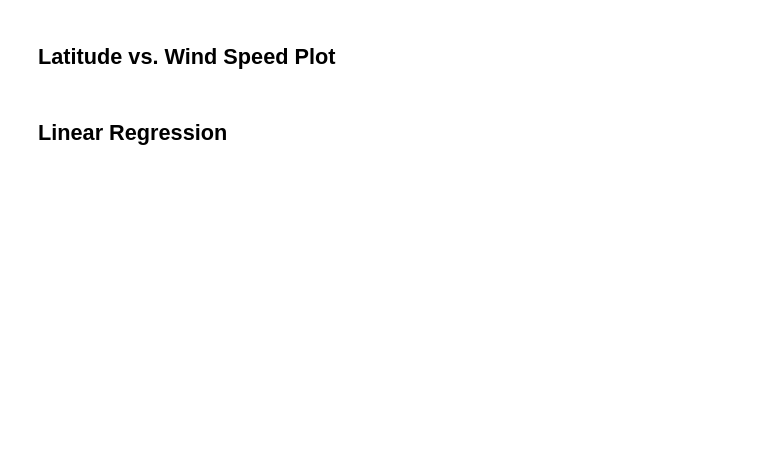
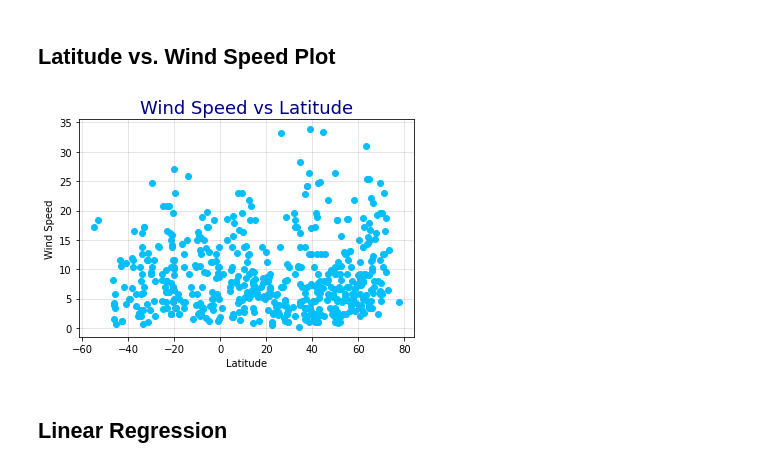
Before and after one commit to emjasmine/python-api-challenge, a Jupyter notebook: WeatherPy/WeatherPy.ipynb, the cells around one changed output. Saved outputs shown, nothing was run; the diff lists cells and outputs as text; code cells hidden in the pictures; blank space fills up the shorter version.

```diff
--- a/WeatherPy/WeatherPy.ipynb
+++ b/WeatherPy/WeatherPy.ipynb
@@ -194,4 +237,17 @@ plt.show()
 # %% [markdown]
 ## Latitude vs. Wind Speed Plot
+# %%
+plt.scatter(clean_city_df['Lat'],clean_city_df['Wind Speed'], color='deepskyblue')
+plt.xlabel('Latitude')
+plt.ylabel('Wind Speed')
+plt.grid(color='grey', alpha=.25)
+plt.title('Wind Speed vs Latitude',
+          loc='center',
+          fontdict={'fontsize': 18,
+                     'fontweight' : 2,
+                     'color' : 'navy'})
+plt.show()
+# %% [output]
+[figure, added]
 # %% [markdown]
 ## Linear Regression
```
Also changed, not shown: parts of 19 cells of this notebook, 4 other files.
